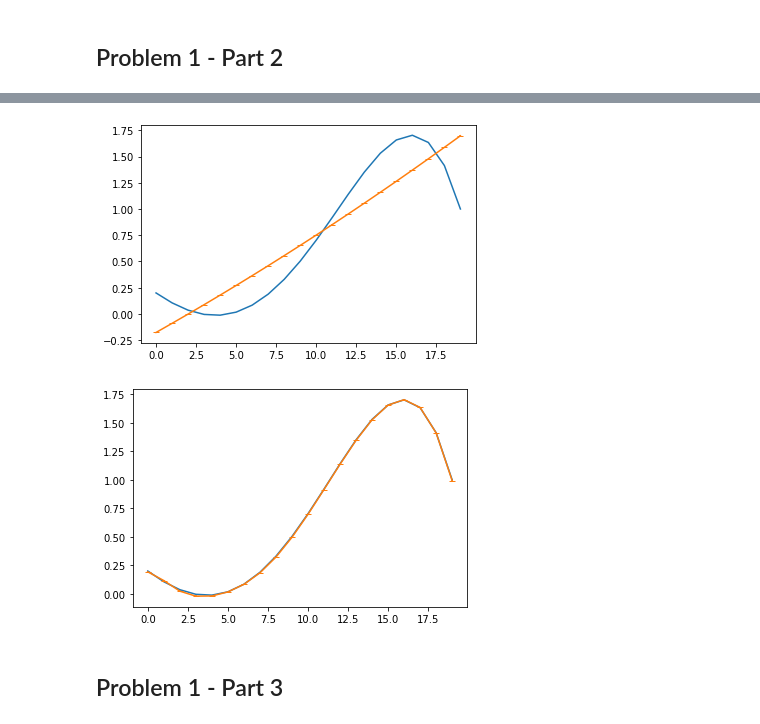
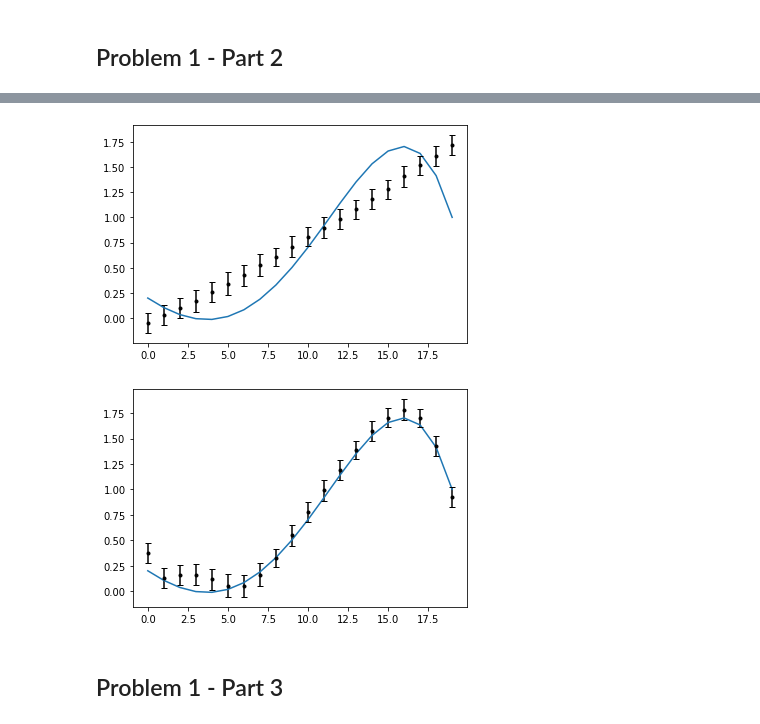
Before and after one commit to PiStefania/Machine_Learning_Exercises, a Jupyter notebook: Ex1_rou.ipynb, the cells around one changed output, grey strips where cells are left out. Cells and saved outputs as stored; diff of their text form; code cells hidden in the pictures.

```diff
--- a/Ex1_rou.ipynb
+++ b/Ex1_rou.ipynb
@@ -109,37 +114,39 @@ points_exp_2 = np.zeros((100, 20))
 points_exp_10 = np.zeros((100, 20))
 
 for i in range(0, 100):
+    np.random.seed(i)
     noise = white_noise(N, variance)
-    y_exp = X @ theta_real.T
-    y_exp += noise
-    theta_least_squares_2 = least_squares(X_2, y_exp)
-    theta_least_squares_10 = least_squares(X_10, y_exp)
     y_2 = X_2 @ theta_least_squares_2.T
+    y_2 += noise
     y_10 = X_10 @ theta_least_squares_10.T
+    y_10 += noise
     points_exp_2[i] = y_2
     points_exp_10[i] = y_10
 # %%
 means_2 = np.mean(points_exp_2, axis=0)
-variance_2 = np.var(points_exp_2, axis=0)
+variance_2 = np.std(points_exp_2, axis=0)
+#variance_2 = np.var(points_exp_2, axis=0)
 means_10 = np.mean(points_exp_10, axis=0)
-variance_10 = np.var(points_exp_10, axis=0)
+variance_10 = np.std(points_exp_10, axis=0)
+#variance_10 = np.var(points_exp_10, axis=0)
 # %%
 y_real_N = X @ theta_real.T
 
-fig, ax = plt.subplots()
-ax.plot(y_real_N, markersize=0.5)
-ax.errorbar(range(0, 20), means_2, yerr=variance_2, marker='_')
+plt.plot(y_real_N, markersize=0.5)
+plt.errorbar(range(0, 20), means_2, yerr=variance_2, fmt='.k', capsize=3)
+#plt.errorbar(range(0, 20), means_2, yerr=variance_2, fmt='o', color='r', ecolor='k', capsize=2)
 plt.show()
 # %% [output]
-[figure, old version]
+[figure, new version]
 # %%
 y_real_2 = X @ theta_real.T
-fig, ax = plt.subplots()
-ax.plot(y_real_N, markersize=0.5)
-ax.errorbar(range(0, 20), means_10, yerr=variance_10, marker='_')
+
+plt.plot(y_real_N, markersize=0.5)
+plt.errorbar(range(0, 20), means_10, yerr=variance_10, fmt='.k', capsize=3)
+#plt.errorbar(range(0, 20), means_2, yerr=variance_2, fmt='o', color='r', ecolor='k', capsize=2)
 plt.show()
 # %% [output]
-[figure, old version]
+[figure, new version]
 # %% [markdown]
 ## Problem 1 - Part 3
 # %%
```
Also changed, not shown: parts of 26 cells of this notebook.
